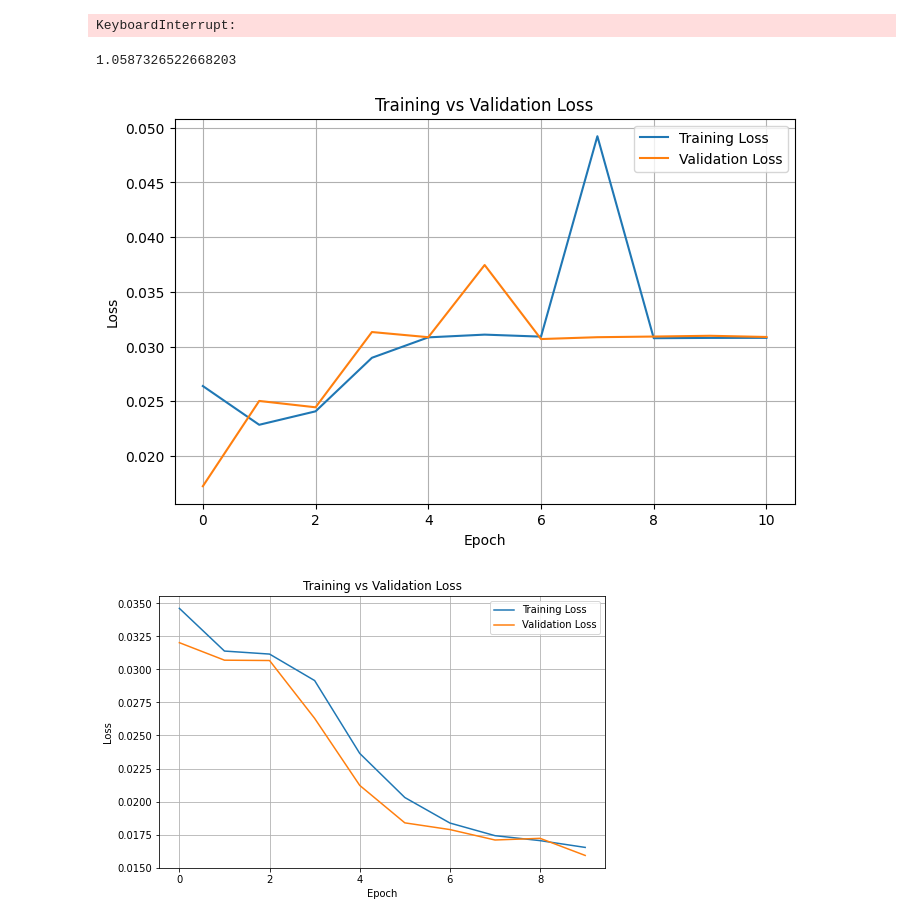
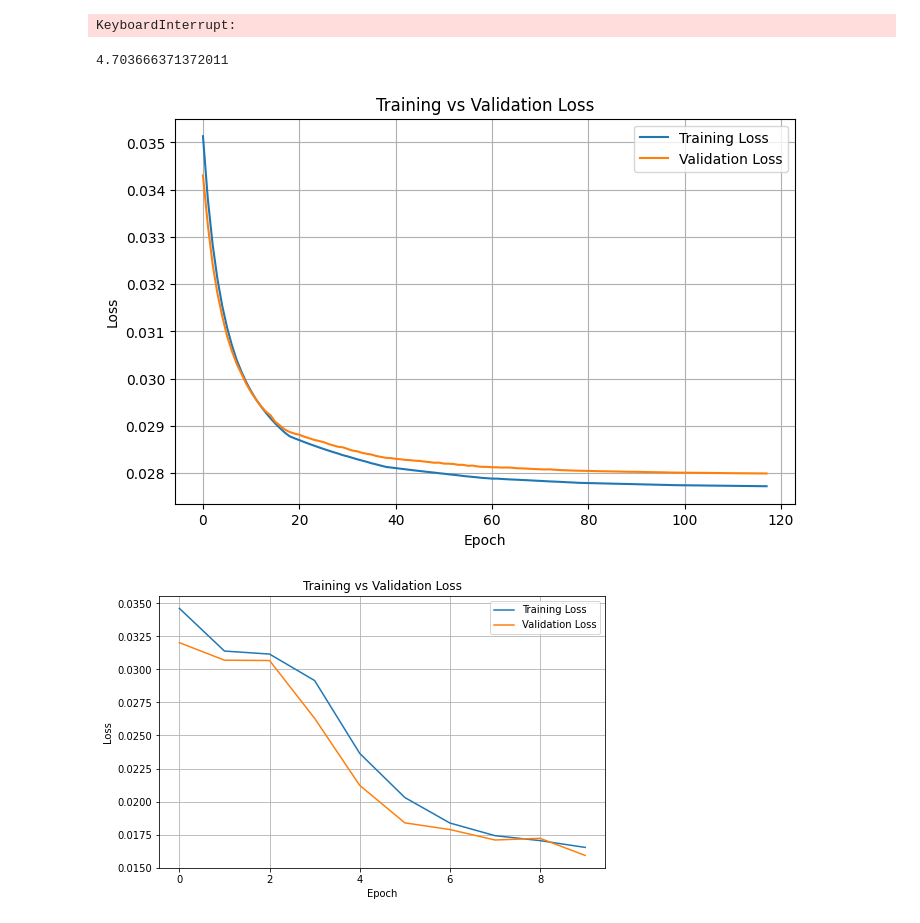
Before and after one commit to matthbatt/Deep-learning-gravitational-lensing, a Jupyter notebook: result_ViT.ipynb, the cells around one changed output. Cells and saved outputs as stored; diff of their text form; code cells hidden in the pictures.

```diff
--- a/result_ViT.ipynb
+++ b/result_ViT.ipynb
@@ -503,7 +503,7 @@ device = torch.device("cuda" if torch.cuda.is_available() else "cpu")
 model = model.to(device)
 optimizer = optim.Adam(model.parameters(), lr=1e-5)
 
-checkpoint = torch.load("ViT_model_14.pth", map_location=device)
+checkpoint = torch.load("ViT_model_15.pth", map_location=device)
 
 model.load_state_dict(checkpoint["model"])
 optimizer.load_state_dict(checkpoint["optimizer"])
@@ -515,21 +515,21 @@ val_losses = checkpoint["val_losses"]
 # %%
 checkpoint["process_time"]/3600
 # %% [output]
-1.0587326522668203
+4.703666371372011
 # %%
 import matplotlib.pyplot as plt
 plt.figure(figsize=(8,5))
-plt.plot(train_losses, label="Training Loss")
-plt.plot(val_losses, label="Validation Loss")
+plt.plot(train_losses[2:], label="Training Loss")
+plt.plot(val_losses[2:], label="Validation Loss")
 plt.xlabel("Epoch")
 plt.ylabel("Loss")
 plt.title("Training vs Validation Loss")
 plt.legend()
 plt.grid(True)
 # plt.savefig("/net/CLUSTER/VAULT/users/mbatt/gravitational_lensing/plots/ViT_loss_3.png", dpi=300, bbox_inches="tight")
 plt.show()
 # %% [output]
-[figure, old version]
+[figure, new version]
 # %%
 import matplotlib.pyplot as plt
 plt.figure(figsize=(8,5))
```
Also changed, not shown: parts of 8 cells of this notebook, 2 other files.
